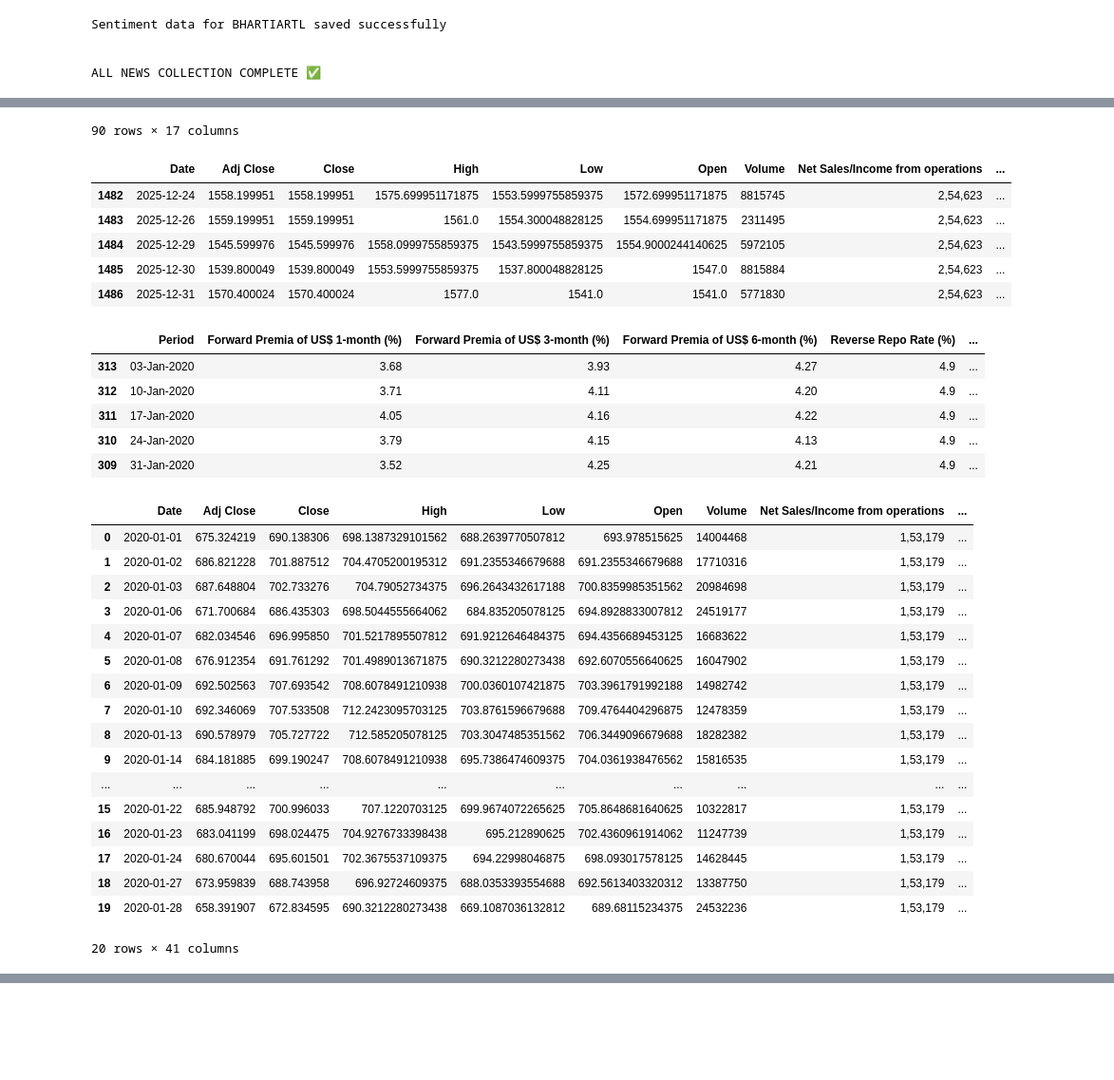
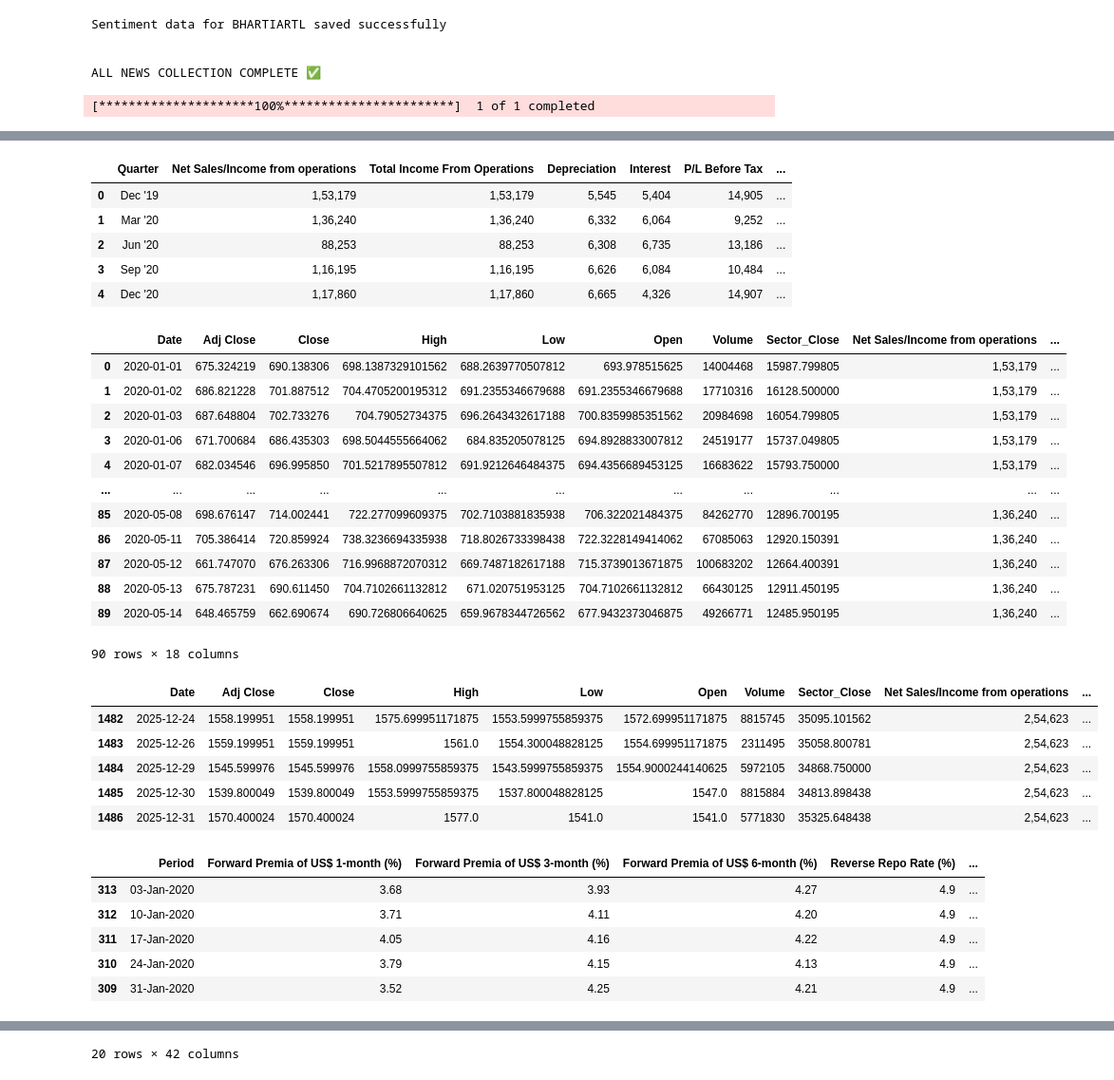
Before and after one commit to Anumita-P/assignment2-return-forecasting, a Jupyter notebook: data_analysis.ipynb, the cells around one changed output, grey strips where cells are left out. Shown at 95% size. Drawn from its saved outputs; the diff is of its cells as text; code cells hidden in the pictures; blank space fills up the shorter version.

Commit message:
added sector prices

```diff
--- a/data_analysis.ipynb
+++ b/data_analysis.ipynb
@@ -888,8 +888,17 @@ ALL NEWS COLLECTION COMPLETE ✅
 #RELIANCE merging data
 import pandas as pd
 import os
+import yfinance as yf
 reliance_stock_train = pd.read_csv("market_data/train/RELIANCE_train.csv")
 reliance_stock_test = pd.read_csv("market_data/test/RELIANCE_test.csv")
+
+#oil and gas sector
+sector_prices = yf.download("^CNXENERGY", start="2020-01-01", end="2026-01-01", auto_adjust=False)
+display(sector_prices.head())
+sector_prices = sector_prices.reset_index()
+sector_prices = sector_prices[['Date', 'Close']]
+sector_prices.columns = ['Date', 'Sector_Close']
+display(sector_prices.head())
 
 #mergeing
 reliance_stock = pd.concat([reliance_stock_train, reliance_stock_test], ignore_index=True)
@@ -900,6 +909,12 @@ reliance_stock['Date'] = pd.to_datetime(reliance_stock['Date'], errors='coerce')
 #convert Close, adjusted close to numeric
 reliance_stock['Close'] = pd.to_numeric(reliance_stock['Close'], errors='coerce')
 reliance_stock['Adj Close'] = pd.to_numeric(reliance_stock['Adj Close'], errors='coerce')
+
+#merge sector prices with reliance stock on date
+sector_prices['Date'] = pd.to_datetime(sector_prices['Date'], errors='coerce')
+
+reliance_stock = pd.merge_asof(reliance_stock.sort_values('Date'), sector_prices.sort_values('Date'), on='Date', direction='backward')
+
 
 display(reliance_stock.head())
 # display(reliance_stock.tail())
@@ -1073,3 +1088,4 @@ final_reliance_data['RELIANCE_sentiment'] = final_reliance_data['RELIANCE_sentim
 display(final_reliance_data.head(20))
 final_reliance_data.to_csv("final_datasets/reliance_final_data.csv", index=False)
 # %% [output]
+[*********************100%***********************]  1 of 1 completed
@@ -1100,31 +1112,31 @@ final_reliance_data.to_csv("final_datasets/reliance_final_data.csv", index=False
-90 rows × 17 columns
-|  | Date | Adj Close | Close | High | Low | Open | Volume | Net Sales/Income from operations | ... |
-| 1482 | 2025-12-24 | 1558.199951 | 1558.199951 | 1575.699951171875 | 1553.5999755859375 | 1572.699951171875 | 8815745 | 2,54,623 | ... |
-| 1483 | 2025-12-26 | 1559.199951 | 1559.199951 | 1561.0 | 1554.300048828125 | 1554.699951171875 | 2311495 | 2,54,623 | ... |
-| 1484 | 2025-12-29 | 1545.599976 | 1545.599976 | 1558.0999755859375 | 1543.5999755859375 | 1554.9000244140625 | 5972105 | 2,54,623 | ... |
-| 1485 | 2025-12-30 | 1539.800049 | 1539.800049 | 1553.5999755859375 | 1537.800048828125 | 1547.0 | 8815884 | 2,54,623 | ... |
-| 1486 | 2025-12-31 | 1570.400024 | 1570.400024 | 1577.0 | 1541.0 | 1541.0 | 5771830 | 2,54,623 | ... |
+|  | Quarter | Net Sales/Income from operations | Total Income From Operations | Depreciation | Interest | P/L Before Tax | ... |
+| 0 | Dec '19 | 1,53,179 | 1,53,179 | 5,545 | 5,404 | 14,905 | ... |
+| 1 | Mar '20 | 1,36,240 | 1,36,240 | 6,332 | 6,064 | 9,252 | ... |
+| 2 | Jun '20 | 88,253 | 88,253 | 6,308 | 6,735 | 13,186 | ... |
+| 3 | Sep '20 | 1,16,195 | 1,16,195 | 6,626 | 6,084 | 10,484 | ... |
+| 4 | Dec '20 | 1,17,860 | 1,17,860 | 6,665 | 4,326 | 14,907 | ... |
-|  | Period | Forward Premia of US$ 1-month (%) | Forward Premia of US$ 3-month (%) | Forward Premia of US$ 6-month (%) | Reverse Repo Rate (%) | ... |
-| 313 | 03-Jan-2020 | 3.68 | 3.93 | 4.27 | 4.9 | ... |
-| 312 | 10-Jan-2020 | 3.71 | 4.11 | 4.20 | 4.9 | ... |
-| 311 | 17-Jan-2020 | 4.05 | 4.16 | 4.22 | 4.9 | ... |
-| 310 | 24-Jan-2020 | 3.79 | 4.15 | 4.13 | 4.9 | ... |
-| 309 | 31-Jan-2020 | 3.52 | 4.25 | 4.21 | 4.9 | ... |
+|  | Date | Adj Close | Close | High | Low | Open | Volume | Sector_Close | Net Sales/Income from operations | ... |
+| 0 | 2020-01-01 | 675.324219 | 690.138306 | 698.1387329101562 | 688.2639770507812 | 693.978515625 | 14004468 | 15987.799805 | 1,53,179 | ... |
+| 1 | 2020-01-02 | 686.821228 | 701.887512 | 704.4705200195312 | 691.2355346679688 | 691.2355346679688 | 17710316 | 16128.500000 | 1,53,179 | ... |
+| 2 | 2020-01-03 | 687.648804 | 702.733276 | 704.79052734375 | 696.2643432617188 | 700.8359985351562 | 20984698 | 16054.799805 | 1,53,179 | ... |
+| 3 | 2020-01-06 | 671.700684 | 686.435303 | 698.5044555664062 | 684.835205078125 | 694.8928833007812 | 24519177 | 15737.049805 | 1,53,179 | ... |
+| 4 | 2020-01-07 | 682.034546 | 696.995850 | 701.5217895507812 | 691.9212646484375 | 694.4356689453125 | 16683622 | 15793.750000 | 1,53,179 | ... |
+| ... | ... | ... | ... | ... | ... | ... | ... | ... | ... | ... |
+| 85 | 2020-05-08 | 698.676147 | 714.002441 | 722.277099609375 | 702.7103881835938 | 706.322021484375 | 84262770 | 12896.700195 | 1,36,240 | ... |
+| 86 | 2020-05-11 | 705.386414 | 720.859924 | 738.3236694335938 | 718.8026733398438 | 722.3228149414062 | 67085063 | 12920.150391 | 1,36,240 | ... |
+| 87 | 2020-05-12 | 661.747070 | 676.263306 | 716.9968872070312 | 669.7487182617188 | 715.3739013671875 | 100683202 | 12664.400391 | 1,36,240 | ... |
+| 88 | 2020-05-13 | 675.787231 | 690.611450 | 704.7102661132812 | 671.020751953125 | 704.7102661132812 | 66430125 | 12911.450195 | 1,36,240 | ... |
+| 89 | 2020-05-14 | 648.465759 | 662.690674 | 690.726806640625 | 659.9678344726562 | 677.9432373046875 | 49266771 | 12485.950195 | 1,36,240 | ... |
+90 rows × 18 columns
-|  | Date | Adj Close | Close | High | Low | Open | Volume | Net Sales/Income from operations | ... |
-| 0 | 2020-01-01 | 675.324219 | 690.138306 | 698.1387329101562 | 688.2639770507812 | 693.978515625 | 14004468 | 1,53,179 | ... |
-| 1 | 2020-01-02 | 686.821228 | 701.887512 | 704.4705200195312 | 691.2355346679688 | 691.2355346679688 | 17710316 | 1,53,179 | ... |
-| 2 | 2020-01-03 | 687.648804 | 702.733276 | 704.79052734375 | 696.2643432617188 | 700.8359985351562 | 20984698 | 1,53,179 | ... |
-| 3 | 2020-01-06 | 671.700684 | 686.435303 | 698.5044555664062 | 684.835205078125 | 694.8928833007812 | 24519177 | 1,53,179 | ... |
-| 4 | 2020-01-07 | 682.034546 | 696.995850 | 701.5217895507812 | 691.9212646484375 | 694.4356689453125 | 16683622 | 1,53,179 | ... |
-| 5 | 2020-01-08 | 676.912354 | 691.761292 | 701.4989013671875 | 690.3212280273438 | 692.6070556640625 | 16047902 | 1,53,179 | ... |
-| 6 | 2020-01-09 | 692.502563 | 707.693542 | 708.6078491210938 | 700.0360107421875 | 703.3961791992188 | 14982742 | 1,53,179 | ... |
-| 7 | 2020-01-10 | 692.346069 | 707.533508 | 712.2423095703125 | 703.8761596679688 | 709.4764404296875 | 12478359 | 1,53,179 | ... |
-| 8 | 2020-01-13 | 690.578979 | 705.727722 | 712.585205078125 | 703.3047485351562 | 706.3449096679688 | 18282382 | 1,53,179 | ... |
-| 9 | 2020-01-14 | 684.181885 | 699.190247 | 708.6078491210938 | 695.7386474609375 | 704.0361938476562 | 15816535 | 1,53,179 | ... |
-| ... | ... | ... | ... | ... | ... | ... | ... | ... | ... |
-| 15 | 2020-01-22 | 685.948792 | 700.996033 | 707.1220703125 | 699.9674072265625 | 705.8648681640625 | 10322817 | 1,53,179 | ... |
-| 16 | 2020-01-23 | 683.041199 | 698.024475 | 704.9276733398438 | 695.212890625 | 702.4360961914062 | 11247739 | 1,53,179 | ... |
-| 17 | 2020-01-24 | 680.670044 | 695.601501 | 702.3675537109375 | 694.22998046875 | 698.093017578125 | 14628445 | 1,53,179 | ... |
-| 18 | 2020-01-27 | 673.959839 | 688.743958 | 696.92724609375 | 688.0353393554688 | 692.5613403320312 | 13387750 | 1,53,179 | ... |
-| 19 | 2020-01-28 | 658.391907 | 672.834595 | 690.3212280273438 | 669.1087036132812 | 689.68115234375 | 24532236 | 1,53,179 | ... |
+|  | Date | Adj Close | Close | High | Low | Open | Volume | Sector_Close | Net Sales/Income from operations | ... |
+| 1482 | 2025-12-24 | 1558.199951 | 1558.199951 | 1575.699951171875 | 1553.5999755859375 | 1572.699951171875 | 8815745 | 35095.101562 | 2,54,623 | ... |
+| 1483 | 2025-12-26 | 1559.199951 | 1559.199951 | 1561.0 | 1554.300048828125 | 1554.699951171875 | 2311495 | 35058.800781 | 2,54,623 | ... |
+| 1484 | 2025-12-29 | 1545.599976 | 1545.599976 | 1558.0999755859375 | 1543.5999755859375 | 1554.9000244140625 | 5972105 | 34868.750000 | 2,54,623 | ... |
+| 1485 | 2025-12-30 | 1539.800049 | 1539.800049 | 1553.5999755859375 | 1537.800048828125 | 1547.0 | 8815884 | 34813.898438 | 2,54,623 | ... |
+| 1486 | 2025-12-31 | 1570.400024 | 1570.400024 | 1577.0 | 1541.0 | 1541.0 | 5771830 | 35325.648438 | 2,54,623 | ... |
-20 rows × 41 columns
+|  | Period | Forward Premia of US$ 1-month (%) | Forward Premia of US$ 3-month (%) | Forward Premia of US$ 6-month (%) | Reverse Repo Rate (%) | ... |
+| 313 | 03-Jan-2020 | 3.68 | 3.93 | 4.27 | 4.9 | ... |
+| 312 | 10-Jan-2020 | 3.71 | 4.11 | 4.20 | 4.9 | ... |
+| 311 | 17-Jan-2020 | 4.05 | 4.16 | 4.22 | 4.9 | ... |
+| 310 | 24-Jan-2020 | 3.79 | 4.15 | 4.13 | 4.9 | ... |
+| 309 | 31-Jan-2020 | 3.52 | 4.25 | 4.21 | 4.9 | ... |
@@ -1131,3 +1160,4 @@ final_reliance_data.to_csv("final_datasets/reliance_final_data.csv", index=False
+20 rows × 42 columns
 # %%
 #HDFC merging data
 import pandas as pd
```
Also changed, not shown: parts of 6 cells of this notebook, 6 other files.
